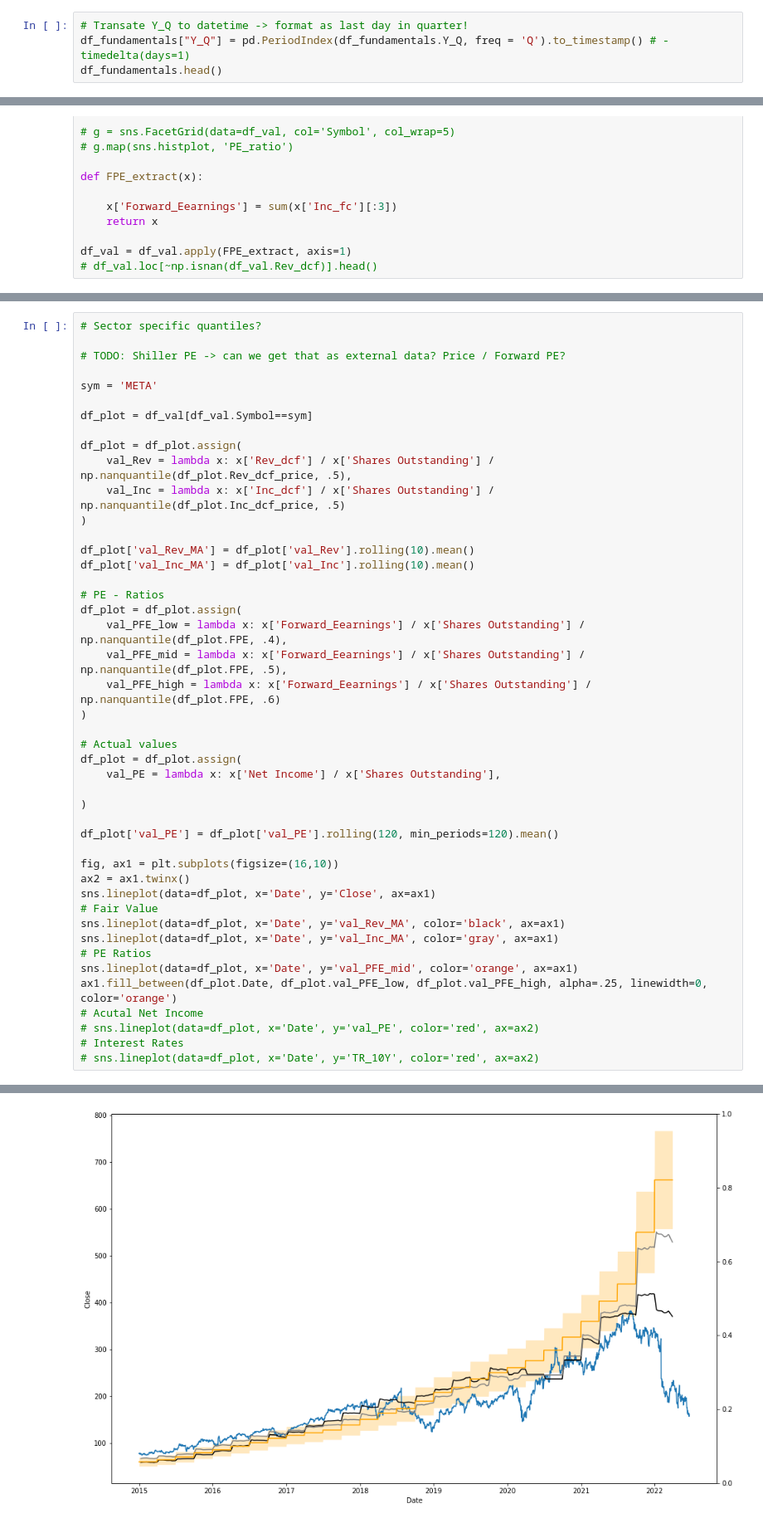
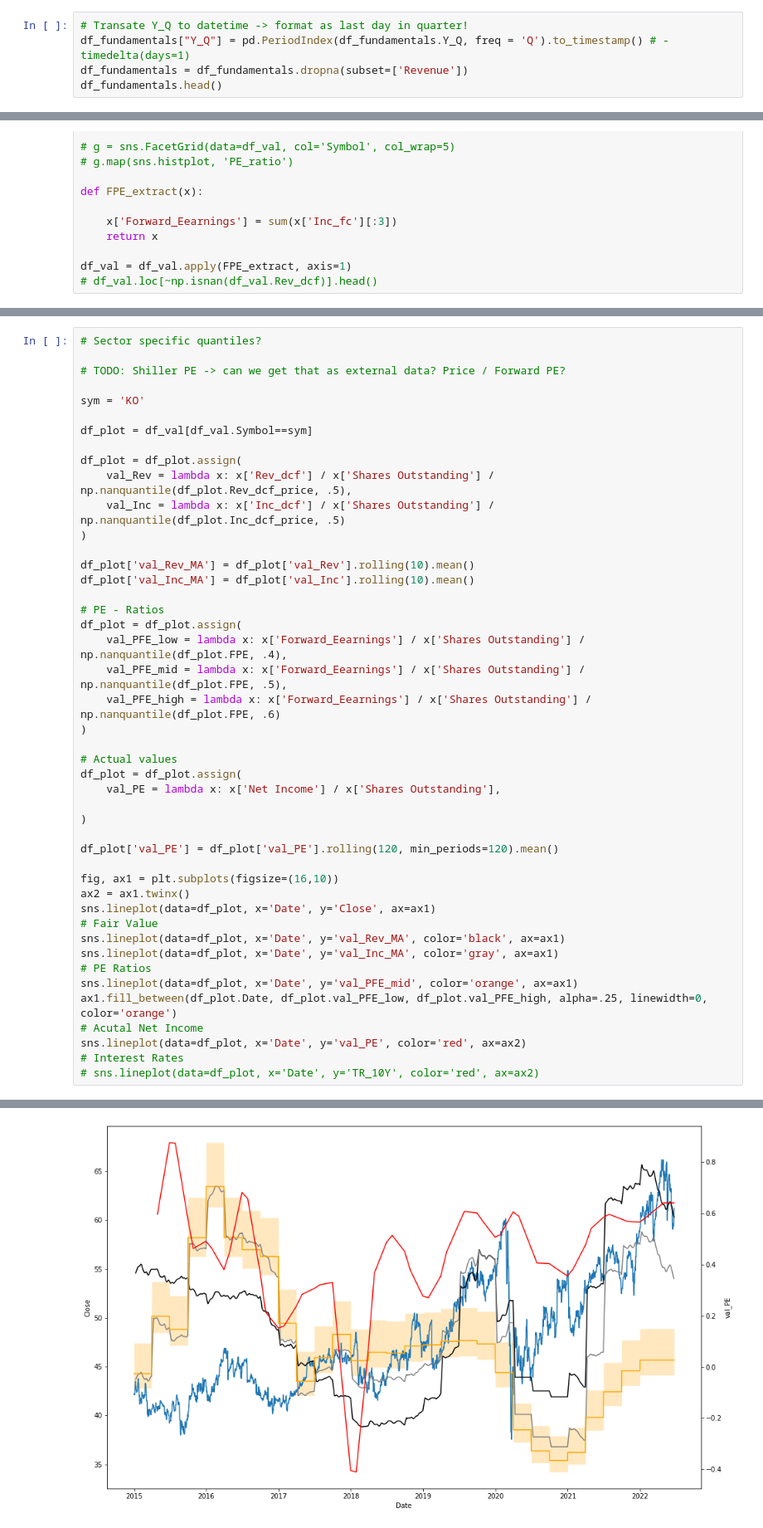
Before and after one commit to Mebbel/PortfolioManagement, a Jupyter notebook: _C013_Equity_Valuation.ipynb, the cells around one changed output, grey strips where cells are left out. Shown: that part at 83% size. Drawn from its saved outputs; the diff is of its cells as text.

```diff
--- a/_C013_Equity_Valuation.ipynb
+++ b/_C013_Equity_Valuation.ipynb
@@ -119,6 +123,7 @@ df_fundamentals = (
 # %%
 # Transate Y_Q to datetime -> format as last day in quarter!
 df_fundamentals["Y_Q"] = pd.PeriodIndex(df_fundamentals.Y_Q, freq = 'Q').to_timestamp() # - timedelta(days=1)
+df_fundamentals = df_fundamentals.dropna(subset=['Revenue'])
 df_fundamentals.head()
 # %% [output]
 | Date | Symbol | Y_Q | Basic EPS | Basic Shares Outstanding | Cost of Goods Sold | EBIT | EBITDA | EPS | ... |
@@ -588,7 +597,7 @@ df_val.groupby('Symbol')['Cost_Avg'].describe().head()
 
 # TODO: Shiller PE -> can we get that as external data? Price / Forward PE?
 
-sym = 'META'
+sym = 'KO'
 
 df_plot = df_val[df_val.Symbol==sym]
 
@@ -625,7 +634,7 @@ sns.lineplot(data=df_plot, x='Date', y='val_Inc_MA', color='gray', ax=ax1)
 sns.lineplot(data=df_plot, x='Date', y='val_PFE_mid', color='orange', ax=ax1)
 ax1.fill_between(df_plot.Date, df_plot.val_PFE_low, df_plot.val_PFE_high, alpha=.25, linewidth=0, color='orange')
 # Acutal Net Income
-# sns.lineplot(data=df_plot, x='Date', y='val_PE', color='red', ax=ax2)
+sns.lineplot(data=df_plot, x='Date', y='val_PE', color='red', ax=ax2)
 # Interest Rates
 # sns.lineplot(data=df_plot, x='Date', y='TR_10Y', color='red', ax=ax2)
 # %% [output]
@@ -633,4 +642,4 @@ ax1.fill_between(df_plot.Date, df_plot.val_PFE_low, df_plot.val_PFE_high, alpha=
-[figure, old version]
+[figure, new version]
 # %% [markdown]
 ## Obervations
 
```
Also changed, not shown: parts of 14 cells of this notebook, 3 other files.
